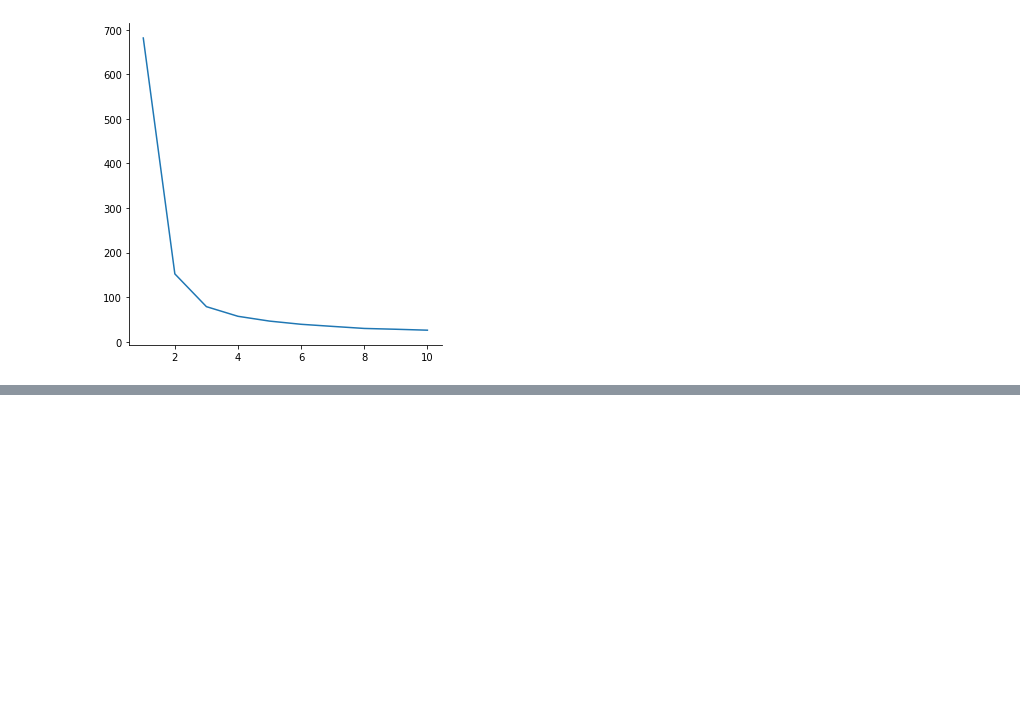
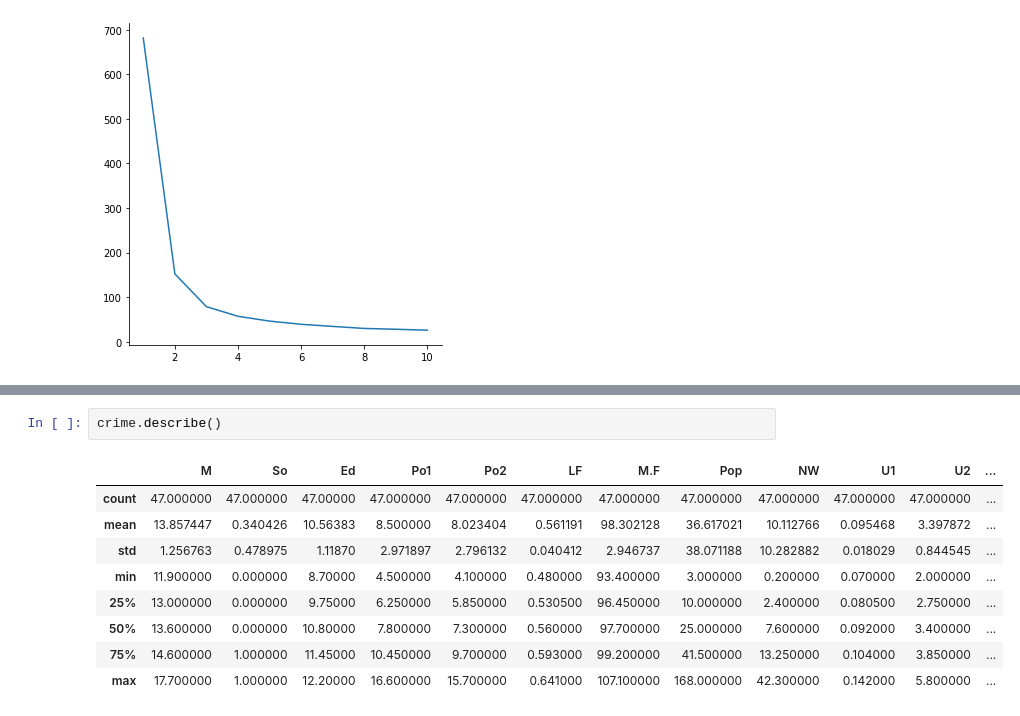
Before and after one commit to shreyansh273/GTx_6501, a Jupyter notebook: Week_2.ipynb, the cells around one changed output, grey strips where cells are left out. Cells and saved outputs as stored; diff of their text form; blank space fills up the shorter version.

```diff
--- a/Week_2.ipynb
+++ b/Week_2.ipynb
@@ -65,0 +79,12 @@ sns.relplot(y=error, kind='line', x=range(1,11))
+# %%
+crime.describe()
+# %% [output]
+|  | M | So | Ed | Po1 | Po2 | LF | M.F | Pop | NW | U1 | U2 | ... |
+| count | 47.000000 | 47.000000 | 47.00000 | 47.000000 | 47.000000 | 47.000000 | 47.000000 | 47.000000 | 47.000000 | 47.000000 | 47.000000 | ... |
+| mean | 13.857447 | 0.340426 | 10.56383 | 8.500000 | 8.023404 | 0.561191 | 98.302128 | 36.617021 | 10.112766 | 0.095468 | 3.397872 | ... |
+| std | 1.256763 | 0.478975 | 1.11870 | 2.971897 | 2.796132 | 0.040412 | 2.946737 | 38.071188 | 10.282882 | 0.018029 | 0.844545 | ... |
+| min | 11.900000 | 0.000000 | 8.70000 | 4.500000 | 4.100000 | 0.480000 | 93.400000 | 3.000000 | 0.200000 | 0.070000 | 2.000000 | ... |
+| 25% | 13.000000 | 0.000000 | 9.75000 | 6.250000 | 5.850000 | 0.530500 | 96.450000 | 10.000000 | 2.400000 | 0.080500 | 2.750000 | ... |
+| 50% | 13.600000 | 0.000000 | 10.80000 | 7.800000 | 7.300000 | 0.560000 | 97.700000 | 25.000000 | 7.600000 | 0.092000 | 3.400000 | ... |
+| 75% | 14.600000 | 1.000000 | 11.45000 | 10.450000 | 9.700000 | 0.593000 | 99.200000 | 41.500000 | 13.250000 | 0.104000 | 3.850000 | ... |
+| max | 17.700000 | 1.000000 | 12.20000 | 16.600000 | 15.700000 | 0.641000 | 107.100000 | 168.000000 | 42.300000 | 0.142000 | 5.800000 | ... |
```
Also changed, not shown: parts of 5 cells of this notebook.
